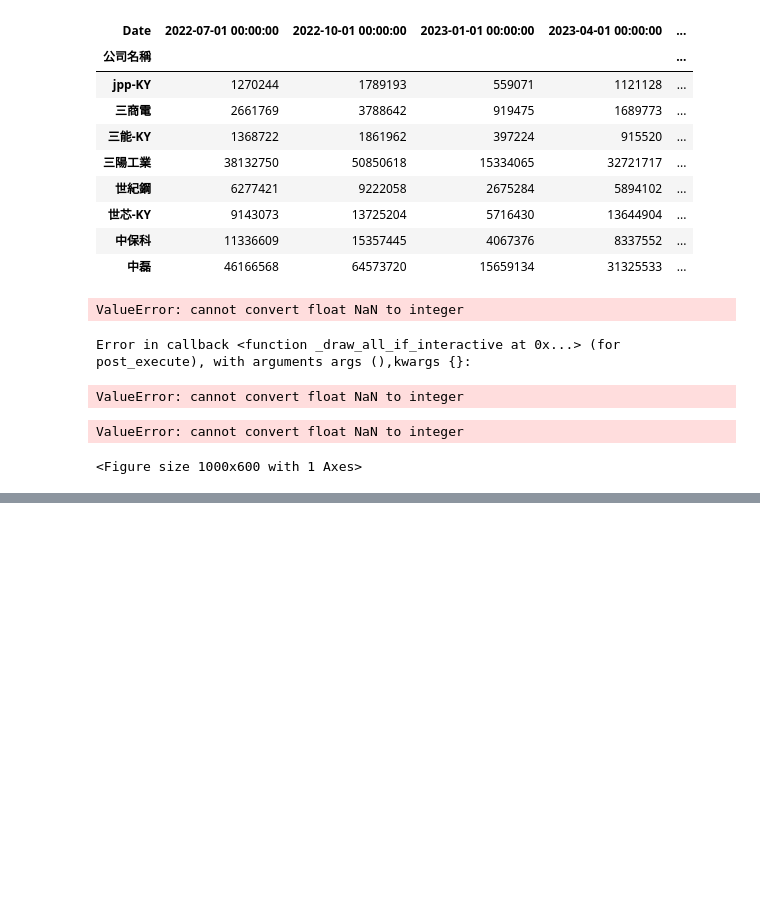
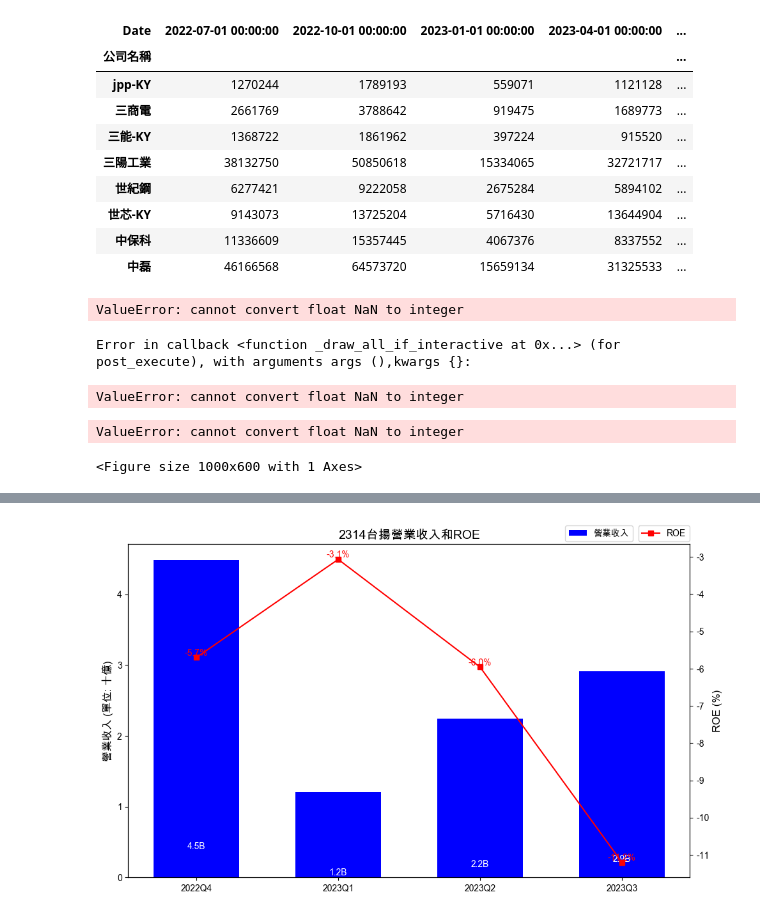
Before and after one commit to e19931107/ccClub_stock_analysis, a Jupyter notebook: Project/1223新增產業別.ipynb, the cells around one changed output, grey strips where cells are left out. Drawn from its saved outputs; the diff is of its cells as text; code cells hidden in the pictures; blank space fills up the shorter version.

Commit message:
Revenue and ROE plot
Add Revenue and ROE plot in the plot

```diff
--- a/Project/1223新增產業別.ipynb
+++ b/Project/1223新增產業別.ipynb
@@ -330,0 +313,49 @@ plt.show()
+# %%
+import matplotlib.pyplot as plt
+from matplotlib.ticker import ScalarFormatter, FuncFormatter
+
+# Combine '年度' and '季別' as a categorical variable
+time_series = {}
+time_series['年度'] = filtered_data['年度'] + 1911 # Add 1911 to convert to Western calendar year
+time_series['年度季別'] = time_series['年度'].astype(str) + 'Q' + filtered_data['季別'].astype(str)
+
+# Create a bar plot and line plot
+fig, ax1 = plt.subplots(figsize=(10, 6))
+
+# Plot the '營業收入' bar chart
+bars = ax1.bar(time_series['年度季別'], filtered_data['營業收入'], color='blue', label='營業收入', width = 0.6)
+ax1.set_ylabel('營業收入 (單位: 十億)', fontsize=12)
+ax1.tick_params(axis='x')
+
+# Annotate each bar with '營業收入' values divided by 1000000
+for bar, value in zip(bars, filtered_data['營業收入']):
+    plt.text(bar.get_x() + bar.get_width() / 2, bar.get_height()/9, f'{value/1000000:.1f}B',
+             ha='center', va='top', fontsize=10, color='white')
+
+# Plot 'ROE' on the right y-axis
+ax2 = ax1.twinx()
+line = ax2.plot(time_series['年度季別'], filtered_data['ROE'], color='red', marker='s', label='ROE')[0]
+ax2.set_ylabel('ROE (%)', fontsize=12)
+
+# Add data labels for the line chart above the line
+for x, y in zip(time_series['年度季別'], filtered_data['ROE']):
+    plt.text(x, y, f'{y:.1f}%', ha='center', va='bottom', fontsize=10, color='red')
+
+legend1 = ax1.legend(loc='upper left', bbox_to_anchor=(0.77, 1.07))
+legend2 = ax2.legend(loc='upper left', bbox_to_anchor=(0.9, 1.07))
+
+# Set the y-axis tick format as ScalarFormatter
+ax1.get_yaxis().set_major_formatter(FuncFormatter(lambda x, _: f'{x/1000000:.0f}'))
+
+# Adjust the title
+try:
+    plt.title(f'{company_input}{company_list[company_input]}營業收入和ROE', fontsize=14)
+except:
+    plt.title(f'{[key for key, value in company_list.items() if value == company_input][0]}{company_input}營業收入和ROE', fontsize=14)
+
+plt.tight_layout()
+
+plt.xticks(fontsize=10)
+plt.show()
+# %% [output]
+[figure, added]
```
Also changed, not shown: parts of 4 cells of this notebook.
